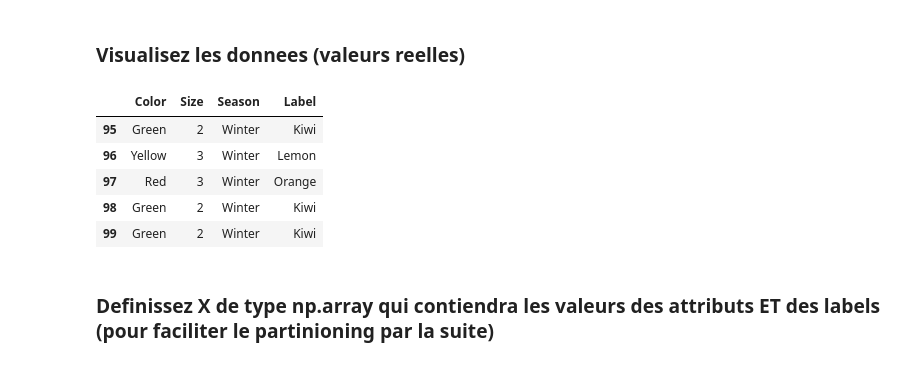
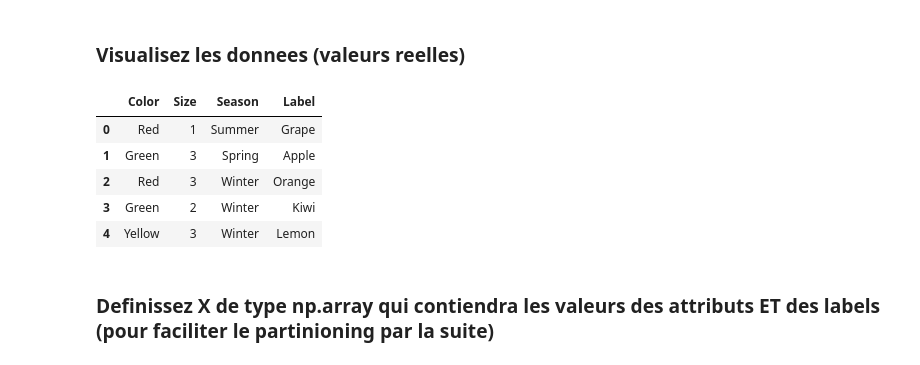
Before and after one commit to xavbart/ateliers-ml-2019-XB, a Jupyter notebook: Semaine-06/decision_tree_exo-XB.ipynb, the cells around one changed output. Drawn from its saved outputs; the diff is of its cells as text; code cells hidden in the pictures.

```diff
--- a/Semaine-06/decision_tree_exo-XB.ipynb
+++ b/Semaine-06/decision_tree_exo-XB.ipynb
@@ -9,14 +9,14 @@ training_data = pd.read_csv("data.csv")
 # %% [markdown]
 ### Visualisez les donnees (valeurs reelles) ###
 # %%
-training_data.tail()
+training_data.head()
 # %% [output]
 |  | Color | Size | Season | Label |
-| 95 | Green | 2 | Winter | Kiwi |
-| 96 | Yellow | 3 | Winter | Lemon |
-| 97 | Red | 3 | Winter | Orange |
-| 98 | Green | 2 | Winter | Kiwi |
-| 99 | Green | 2 | Winter | Kiwi |
+| 0 | Red | 1 | Summer | Grape |
+| 1 | Green | 3 | Spring | Apple |
+| 2 | Red | 3 | Winter | Orange |
+| 3 | Green | 2 | Winter | Kiwi |
+| 4 | Yellow | 3 | Winter | Lemon |
 # %% [markdown]
 ### Definissez X de type np.array qui contiendra les valeurs des attributs ET des labels (pour faciliter le partinioning par la suite)
 # %%
```
Also changed, not shown: parts of 10 cells of this notebook.
